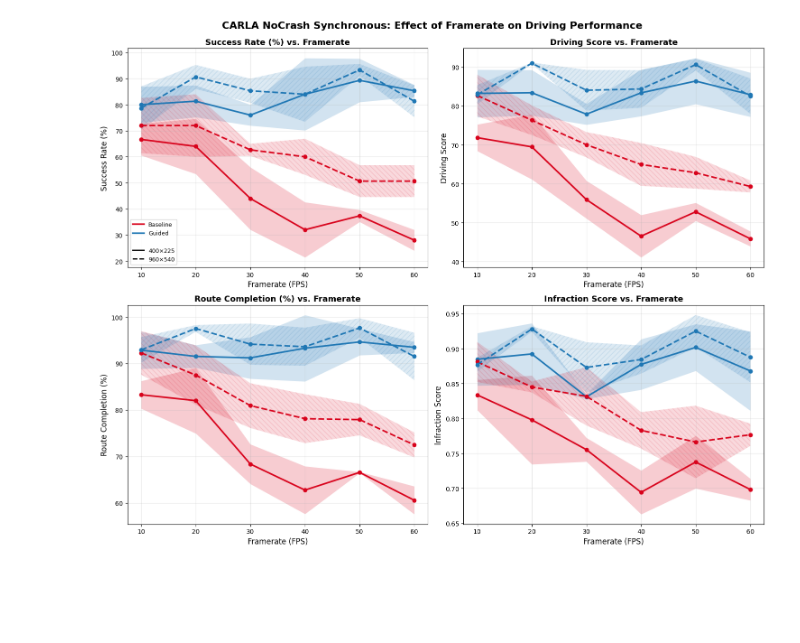
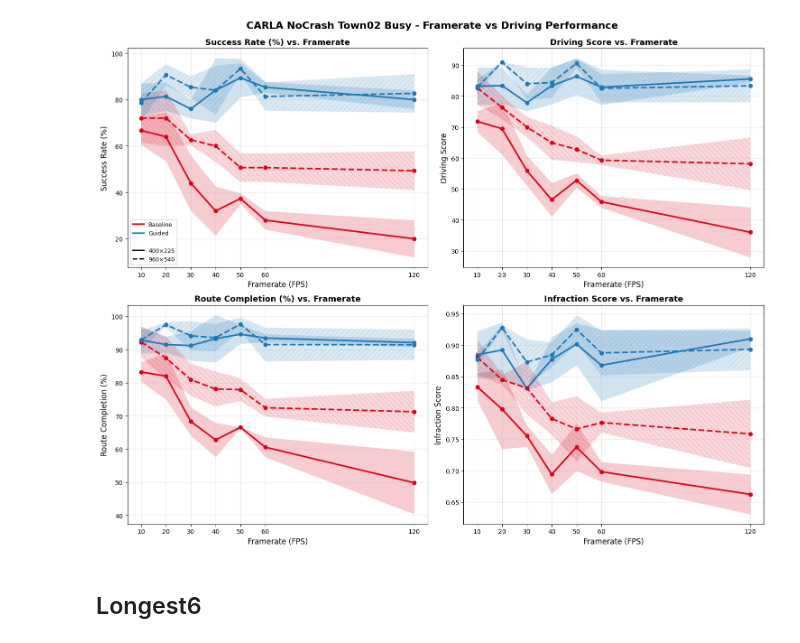
Before and after one commit to yixiao1/CILv2_multiview, a Jupyter notebook: 18_fps_vs_metrics.ipynb, the cells around one changed output. Drawn from its saved outputs; the diff is of its cells as text; code cells hidden in the pictures; blank space fills up the shorter version.

Commit message:
Update notebooks on real data and NoCrash metrics vs FPS of the simulator

```diff
--- a/18_fps_vs_metrics.ipynb
+++ b/18_fps_vs_metrics.ipynb
@@ -400,6 +424,8 @@ df4 = parse_carla_data(data_string_cpp_hres_guided, "CIL++ Guided - 960x540")
 
 df = pd.concat([df1, df2, df3, df4], ignore_index=True)
 # %%
-plot_carla_results(df, "CARLA NoCrash Synchronous: Effect of Framerate on Driving Performance")
+plot_carla_results(df, "CARLA NoCrash Town02 Busy - Framerate vs Driving Performance")
 # %% [output]
-[figure, old version]
+[figure, new version]
+# %% [markdown]
+## Longest6
```
Also changed, not shown: parts of 7 cells of this notebook, 2 other files.
